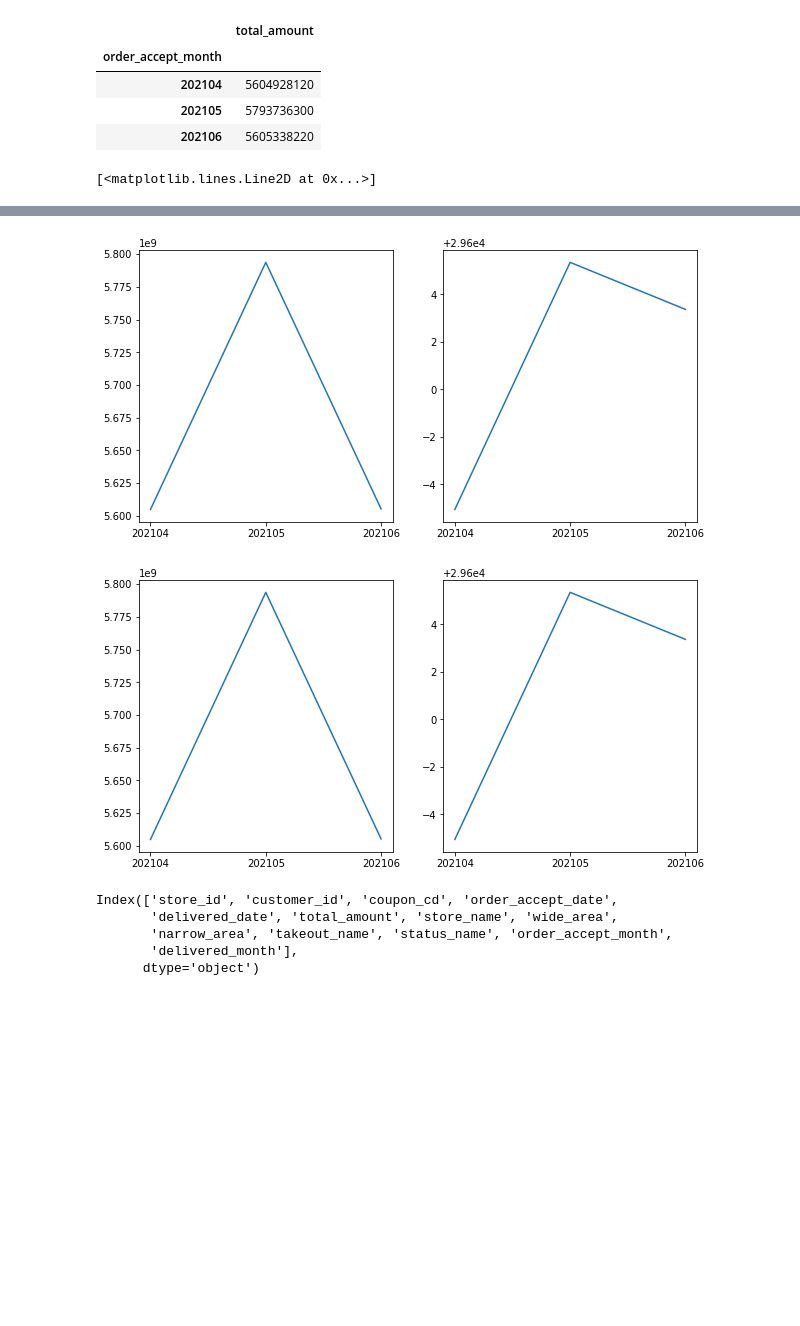
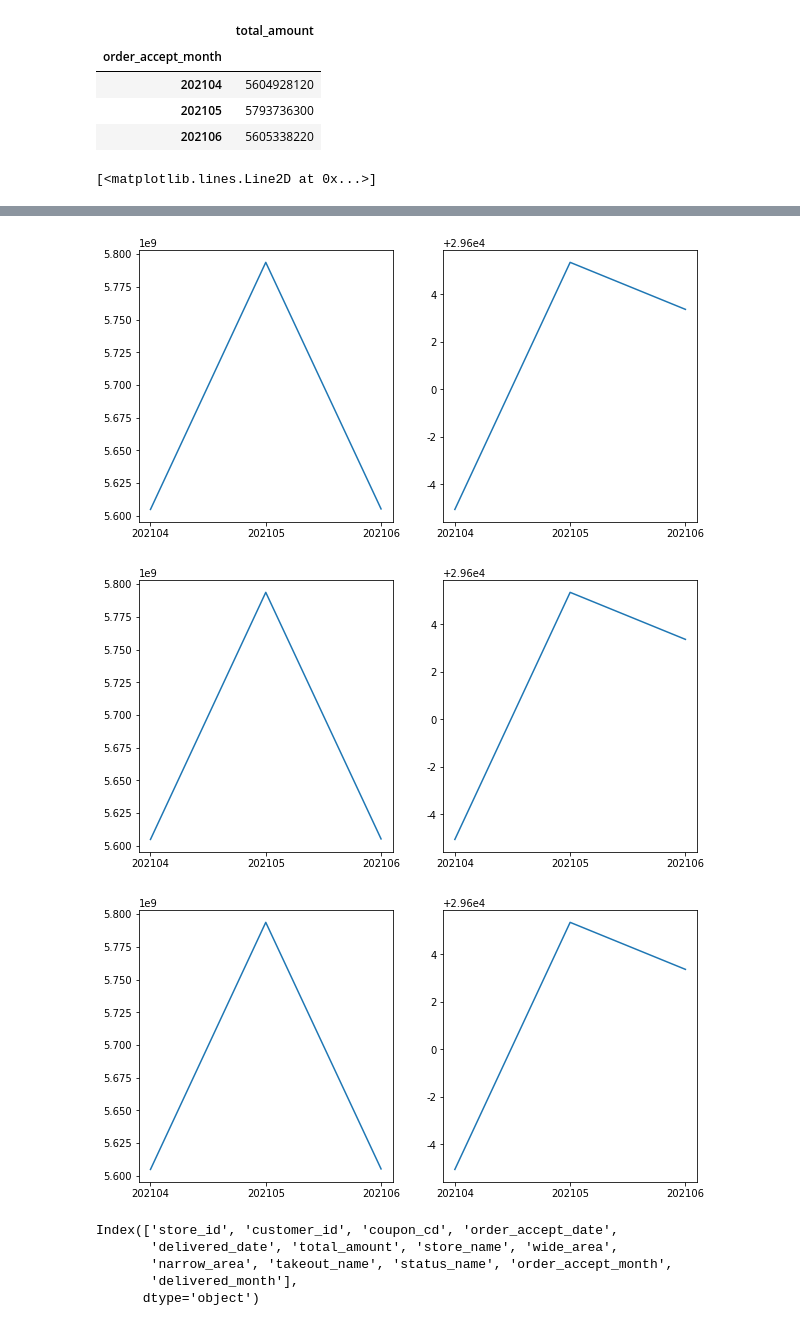
Before and after one commit to kiyong21c/PythonML, a Jupyter notebook: 20221128_Dropdown.ipynb, the cells around one changed output, grey strips where cells are left out. Drawn from its saved outputs; the diff is of its cells as text; code cells hidden in the pictures; blank space fills up the shorter version.

```diff
--- a/20221128_Dropdown.ipynb
+++ b/20221128_Dropdown.ipynb
@@ -636,9 +636,10 @@ import matplotlib.pyplot as plt
 # 월별 매출 합계/평균  시각화
 
 ### 1. State_based plot ###
-plt.figure(figsize=(10, 5)) # plt에다가 바로 plot
+plt.figure(figsize=(10, 5))         # plt에다가 바로 plot
+# fig = plt.figure(figsize=(10, 5)) # fig에다가 plot
 
-plt.subplot(1, 2, 1)
+plt.subplot(1, 2, 1)                # 별도의 축을 지정하지 않고 바로 plot
 plt.plot(month_data.sum())
 plt.title('sum')
 
@@ -653,9 +654,16 @@ axes[1].plot(month_data.mean())
 
 # State_based같이 plt.figure로 시작했지만 각각에 축을 변수로 지정해서 Object_oriented처럼 사용 가능
 plt.figure(figsize=(10, 5))
-ax1 = plt.subplot(1, 2, 1)
+ax1 = plt.subplot(1, 2, 1)  # plt.subplot()
 ax2 = plt.subplot(1, 2, 2)
 ax1.plot(month_data.sum())
 ax2.plot(month_data.mean())
+
+# State_based같이 plt.figure로 시작했지만 각각에 축을 변수로 지정해서 Object_oriented처럼 사용 가능
+fig = plt.figure(figsize=(10, 5))
+ax1 = fig.add_subplot(1, 2, 1)  # fig.add_subplot()
+ax2 = fig.add_subplot(1, 2, 2)
+ax1.plot(month_data.sum())
+ax2.plot(month_data.mean())
 # %% [output]
 [<matplotlib.lines.Line2D at 0x...>]
@@ -662,6 +672,7 @@ ax2.plot(month_data.mean())
 [figure]
 [figure]
 [figure]
+[figure, added]
 # %%
 analyze_data.columns
 # %% [output]
```
Also changed, not shown: parts of 17 cells of this notebook.
